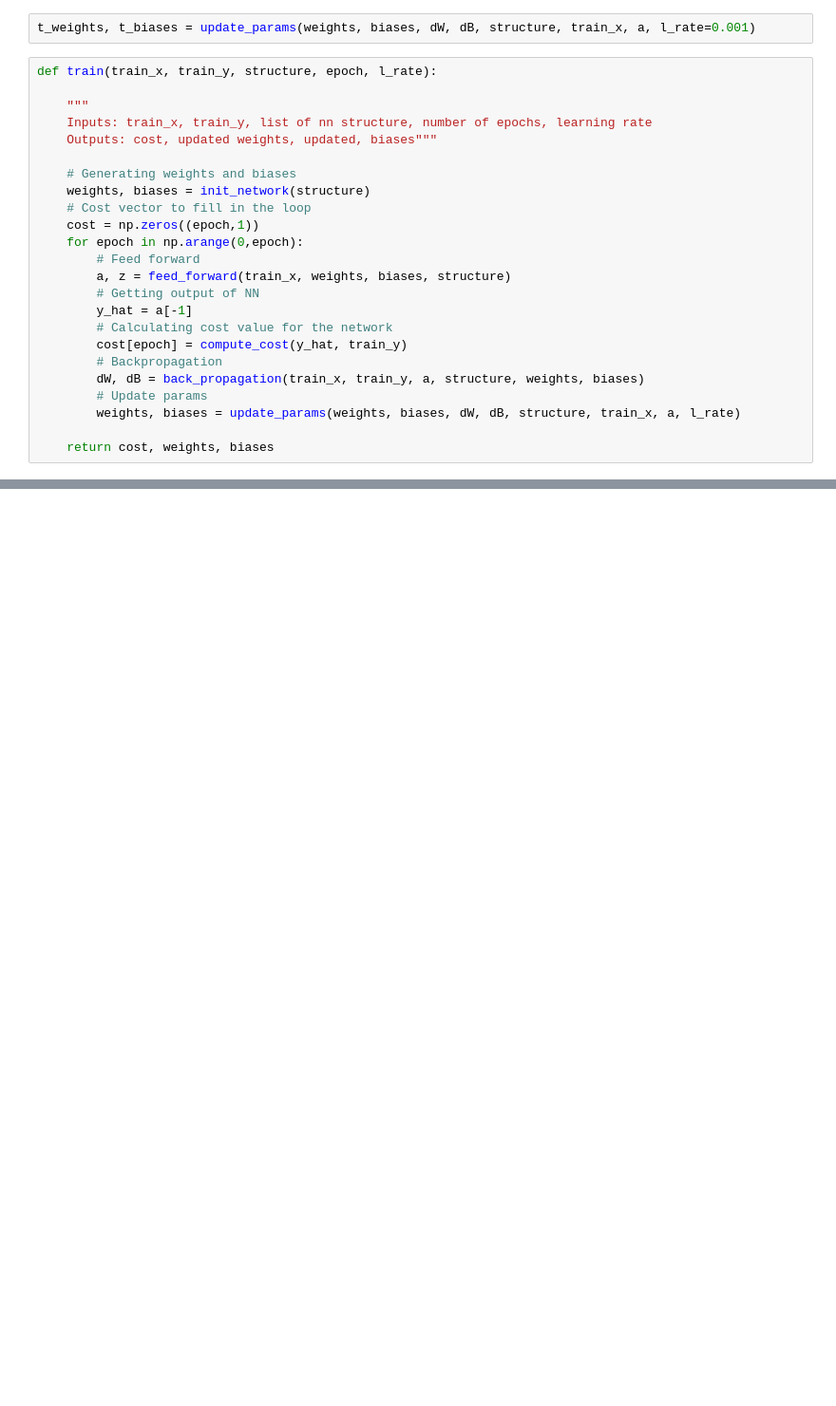
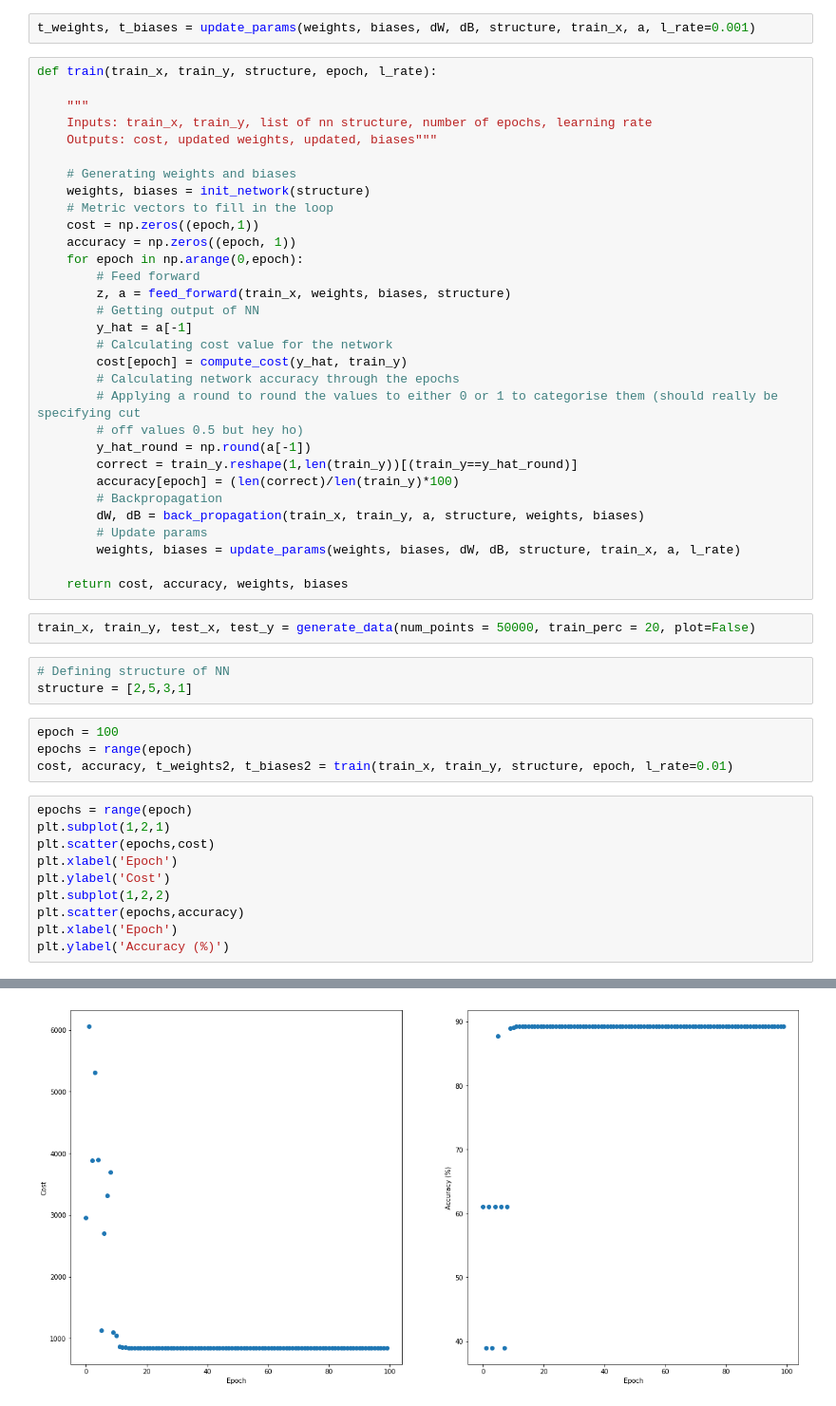
Before and after one commit to Greveley/2D-Point-Classifier-Perceptron-Model-, a Jupyter notebook: Multi_Layer_NN_2D_Space_Classifier_NEW.ipynb, the cells around one changed output, grey strips where cells are left out. Shown: that part at 95% size. Cells and saved outputs as stored; diff of their text form; blank space fills up the shorter version.

Commit message:
Adding in accuracy metric

```diff
--- a/Multi_Layer_NN_2D_Space_Classifier_NEW.ipynb
+++ b/Multi_Layer_NN_2D_Space_Classifier_NEW.ipynb
@@ -234,18 +235,45 @@ def train(train_x, train_y, structure, epoch, l_rate):
 
     # Generating weights and biases
     weights, biases = init_network(structure)
-    # Cost vector to fill in the loop
+    # Metric vectors to fill in the loop
     cost = np.zeros((epoch,1))
+    accuracy = np.zeros((epoch, 1))
     for epoch in np.arange(0,epoch):
         # Feed forward
-        a, z = feed_forward(train_x, weights, biases, structure)
+        z, a = feed_forward(train_x, weights, biases, structure)
         # Getting output of NN
         y_hat = a[-1]
         # Calculating cost value for the network
         cost[epoch] = compute_cost(y_hat, train_y)
+        # Calculating network accuracy through the epochs
+        # Applying a round to round the values to either 0 or 1 to categorise them (should really be specifying cut
+        # off values 0.5 but hey ho)
+        y_hat_round = np.round(a[-1])
+        correct = train_y.reshape(1,len(train_y))[(train_y==y_hat_round)]
+        accuracy[epoch] = (len(correct)/len(train_y)*100)
         # Backpropagation
         dW, dB = back_propagation(train_x, train_y, a, structure, weights, biases)
         # Update params
         weights, biases = update_params(weights, biases, dW, dB, structure, train_x, a, l_rate)
 
-    return cost, weights, biases
+    return cost, accuracy, weights, biases
+# %%
+train_x, train_y, test_x, test_y = generate_data(num_points = 50000, train_perc = 20, plot=False)
+# %%
+# Defining structure of NN
+structure = [2,5,3,1]
+# %%
+epoch = 100
+epochs = range(epoch)
+cost, accuracy, t_weights2, t_biases2 = train(train_x, train_y, structure, epoch, l_rate=0.01)
+# %%
+epochs = range(epoch)
+plt.subplot(1,2,1)
+plt.scatter(epochs,cost)
+plt.xlabel('Epoch')
+plt.ylabel('Cost')
+plt.subplot(1,2,2)
+plt.scatter(epochs,accuracy)
+plt.xlabel('Epoch')
+plt.ylabel('Accuracy (%)')
+# %% [output]
@@ -252 +281,2 @@ def train(train_x, train_y, structure, epoch, l_rate):
+[figure, added]
 # %%
```
Also changed, not shown: parts of 10 cells of this notebook.
